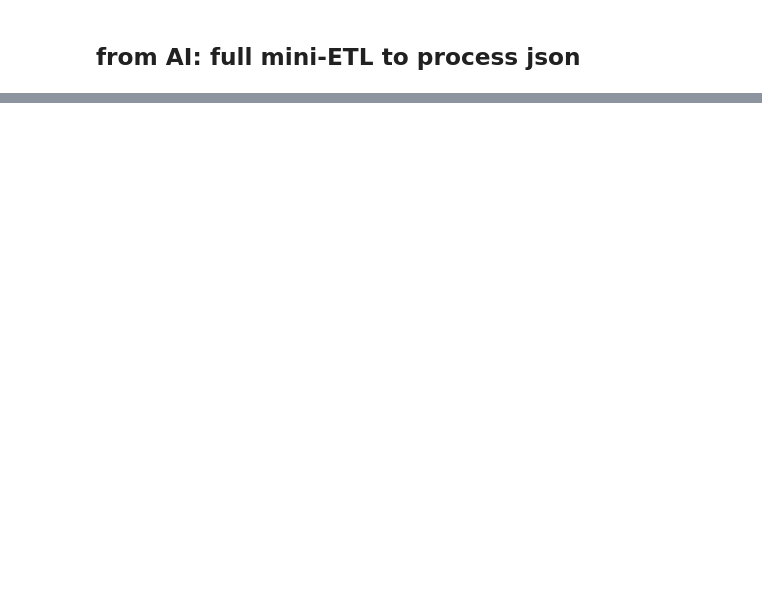
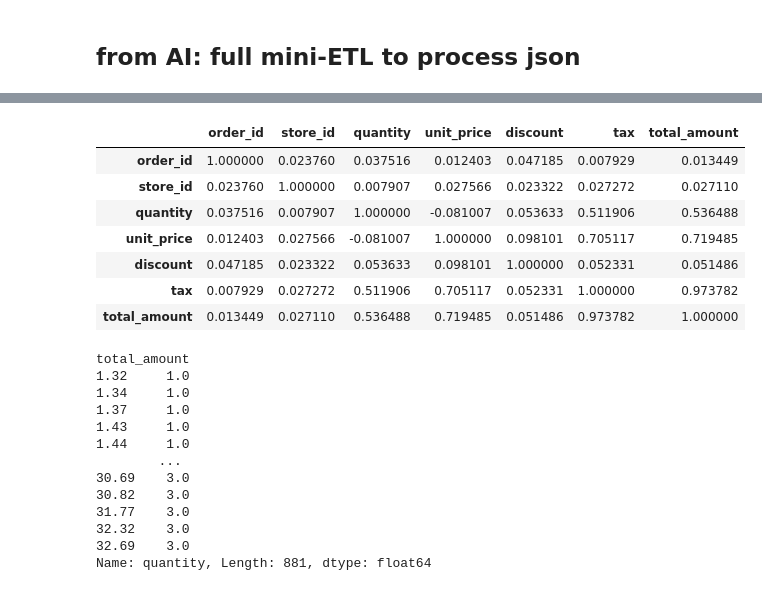
Before and after one commit to debStockholm/Individuell-Debora, a Jupyter notebook: Meny_ETL.ipynb, the cells around one changed output, grey strips where cells are left out. Cells and saved outputs as stored; diff of their text form; code cells hidden in the pictures; blank space fills up the shorter version.

```diff
--- a/Meny_ETL.ipynb
+++ b/Meny_ETL.ipynb
@@ -94,0 +282,28 @@ small change to test push
+# %%
+# Only include numerical columns for correlation
+display(df_result.select_dtypes(include=['number']).corr())  # correlation matrix for numerical columns
+
+# Example groupby: mean quantity per total_amount
+display(df_result.groupby('total_amount')['quantity'].mean().round(1))  # Average quantity sold per total_amount value, rounded to 1 decimal place
+# %% [output]
+|  | order_id | store_id | quantity | unit_price | discount | tax | total_amount |
+| order_id | 1.000000 | 0.023760 | 0.037516 | 0.012403 | 0.047185 | 0.007929 | 0.013449 |
+| store_id | 0.023760 | 1.000000 | 0.007907 | 0.027566 | 0.023322 | 0.027272 | 0.027110 |
+| quantity | 0.037516 | 0.007907 | 1.000000 | -0.081007 | 0.053633 | 0.511906 | 0.536488 |
+| unit_price | 0.012403 | 0.027566 | -0.081007 | 1.000000 | 0.098101 | 0.705117 | 0.719485 |
+| discount | 0.047185 | 0.023322 | 0.053633 | 0.098101 | 1.000000 | 0.052331 | 0.051486 |
+| tax | 0.007929 | 0.027272 | 0.511906 | 0.705117 | 0.052331 | 1.000000 | 0.973782 |
+| total_amount | 0.013449 | 0.027110 | 0.536488 | 0.719485 | 0.051486 | 0.973782 | 1.000000 |
+total_amount
+1.32     1.0
+1.34     1.0
+1.37     1.0
+1.43     1.0
+1.44     1.0
+        ...
+30.69    3.0
+30.82    3.0
+31.77    3.0
+32.32    3.0
+32.69    3.0
+Name: quantity, Length: 881, dtype: float64
```
Also changed, not shown: parts of 11 cells of this notebook, 1 other file.
